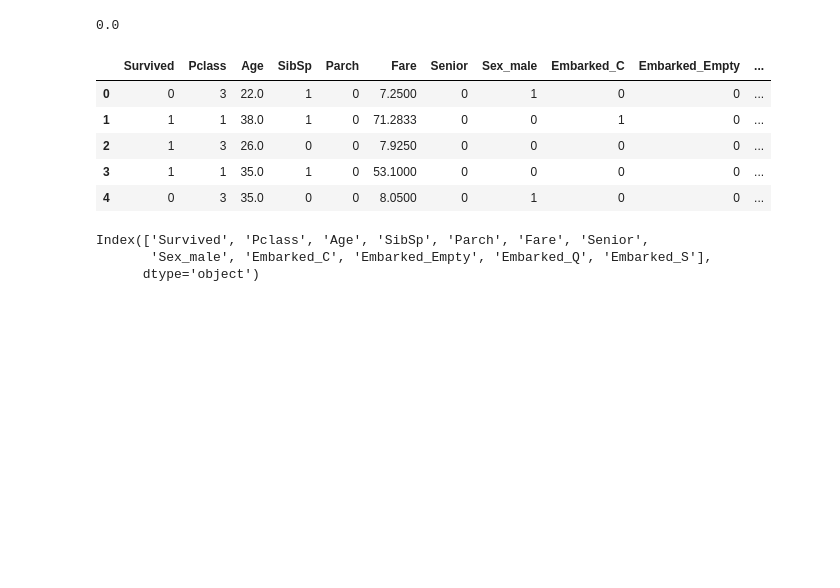
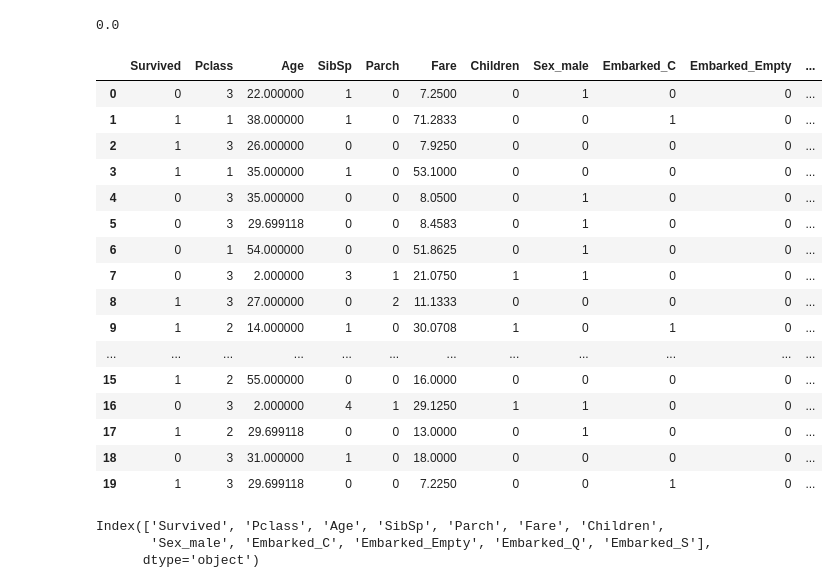
Before and after one commit to FauxGrit/Titanic-Fairness, a Jupyter notebook: Fairness_Tutorial.ipynb, the cells around one changed output. Cells and saved outputs as stored; diff of their text form; code cells hidden in the pictures; blank space fills up the shorter version.

```diff
--- a/Fairness_Tutorial.ipynb
+++ b/Fairness_Tutorial.ipynb
@@ -118,8 +139,8 @@ Number of columns:  12
 
 #### Clean and Merged Airbnb Data
 # %%
-df0['Senior'] = 0
-df0.loc[df0['Age'] > 49, 'Senior'] = 1
+df0['Children'] = 0
+df0.loc[df0['Age'] < 19, 'Children'] = 1
 
 df0.head()
 # %% [output]
@@ -286,17 +385,28 @@ X[0][5]
 # %% [output]
 0.0
 # %%
-df1.head()
+df1.head(20)
 # %% [output]
-|  | Survived | Pclass | Age | SibSp | Parch | Fare | Senior | Sex_male | Embarked_C | Embarked_Empty | ... |
-| 0 | 0 | 3 | 22.0 | 1 | 0 | 7.2500 | 0 | 1 | 0 | 0 | ... |
-| 1 | 1 | 1 | 38.0 | 1 | 0 | 71.2833 | 0 | 0 | 1 | 0 | ... |
-| 2 | 1 | 3 | 26.0 | 0 | 0 | 7.9250 | 0 | 0 | 0 | 0 | ... |
-| 3 | 1 | 1 | 35.0 | 1 | 0 | 53.1000 | 0 | 0 | 0 | 0 | ... |
-| 4 | 0 | 3 | 35.0 | 0 | 0 | 8.0500 | 0 | 1 | 0 | 0 | ... |
+|  | Survived | Pclass | Age | SibSp | Parch | Fare | Children | Sex_male | Embarked_C | Embarked_Empty | ... |
+| 0 | 0 | 3 | 22.000000 | 1 | 0 | 7.2500 | 0 | 1 | 0 | 0 | ... |
+| 1 | 1 | 1 | 38.000000 | 1 | 0 | 71.2833 | 0 | 0 | 1 | 0 | ... |
+| 2 | 1 | 3 | 26.000000 | 0 | 0 | 7.9250 | 0 | 0 | 0 | 0 | ... |
+| 3 | 1 | 1 | 35.000000 | 1 | 0 | 53.1000 | 0 | 0 | 0 | 0 | ... |
+| 4 | 0 | 3 | 35.000000 | 0 | 0 | 8.0500 | 0 | 1 | 0 | 0 | ... |
+| 5 | 0 | 3 | 29.699118 | 0 | 0 | 8.4583 | 0 | 1 | 0 | 0 | ... |
+| 6 | 0 | 1 | 54.000000 | 0 | 0 | 51.8625 | 0 | 1 | 0 | 0 | ... |
+| 7 | 0 | 3 | 2.000000 | 3 | 1 | 21.0750 | 1 | 1 | 0 | 0 | ... |
+| 8 | 1 | 3 | 27.000000 | 0 | 2 | 11.1333 | 0 | 0 | 0 | 0 | ... |
+| 9 | 1 | 2 | 14.000000 | 1 | 0 | 30.0708 | 1 | 0 | 1 | 0 | ... |
+| ... | ... | ... | ... | ... | ... | ... | ... | ... | ... | ... | ... |
+| 15 | 1 | 2 | 55.000000 | 0 | 0 | 16.0000 | 0 | 0 | 0 | 0 | ... |
+| 16 | 0 | 3 | 2.000000 | 4 | 1 | 29.1250 | 1 | 1 | 0 | 0 | ... |
+| 17 | 1 | 2 | 29.699118 | 0 | 0 | 13.0000 | 0 | 1 | 0 | 0 | ... |
+| 18 | 0 | 3 | 31.000000 | 1 | 0 | 18.0000 | 0 | 0 | 0 | 0 | ... |
+| 19 | 1 | 3 | 29.699118 | 0 | 0 | 7.2250 | 0 | 0 | 1 | 0 | ... |
 # %%
 df1.columns
 # %% [output]
-Index(['Survived', 'Pclass', 'Age', 'SibSp', 'Parch', 'Fare', 'Senior',
+Index(['Survived', 'Pclass', 'Age', 'SibSp', 'Parch', 'Fare', 'Children',
        'Sex_male', 'Embarked_C', 'Embarked_Empty', 'Embarked_Q', 'Embarked_S'],
       dtype='object')
```
Also changed, not shown: parts of 29 cells of this notebook.
